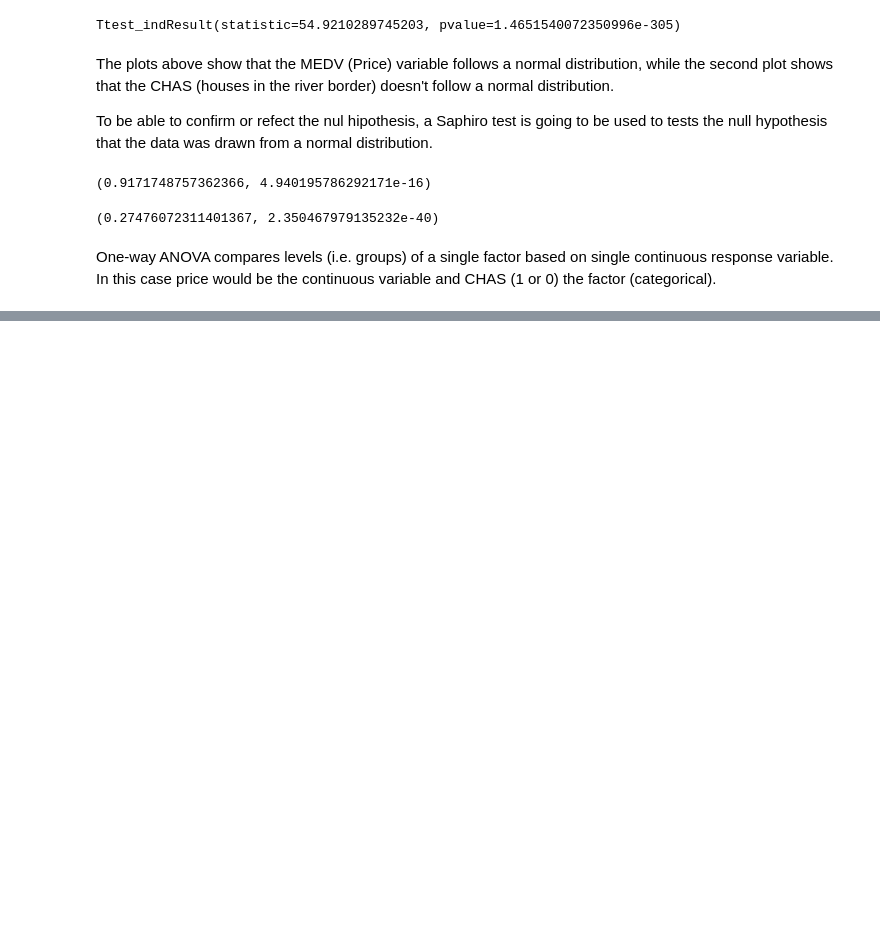
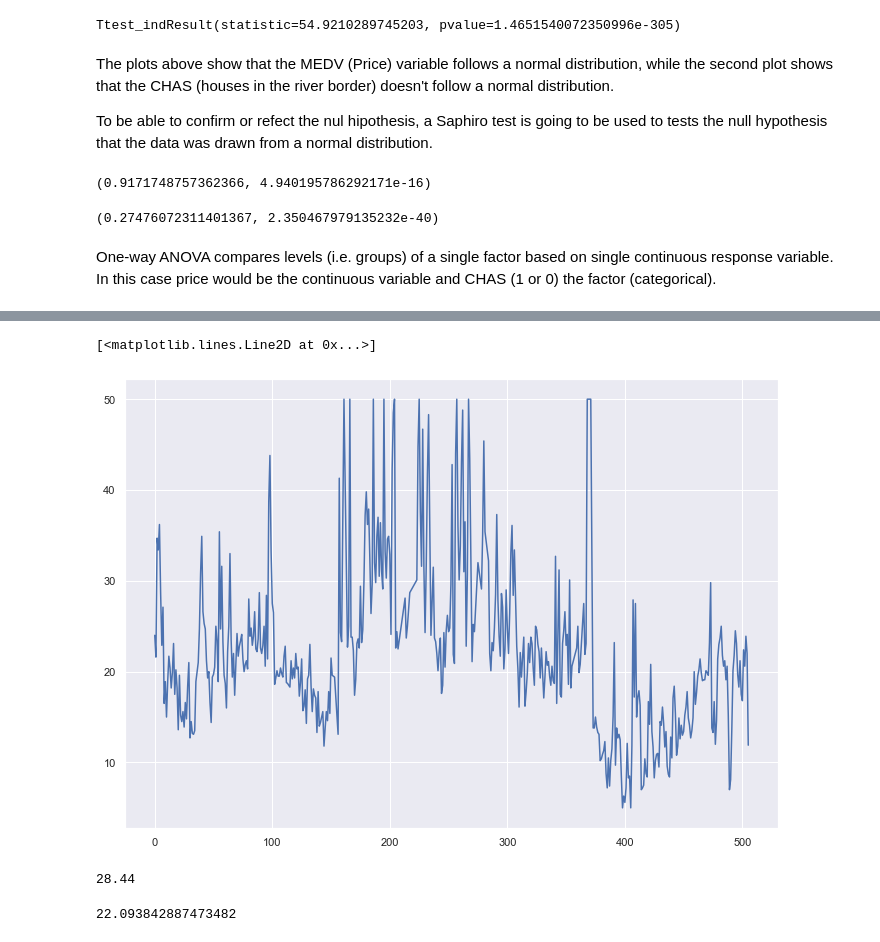
Before and after one commit to Nayade2lu/machine-learning, a Jupyter notebook: Project Machine Learning Lucia Saura Corella.ipynb, the cells around one changed output, grey strips where cells are left out. Saved outputs shown, nothing was run; the diff lists cells and outputs as text; code cells hidden in the pictures; blank space fills up the shorter version.

```diff
--- a/Project Machine Learning Lucia Saura Corella.ipynb
+++ b/Project Machine Learning Lucia Saura Corella.ipynb
@@ -365,0 +392,16 @@ One-way ANOVA compares levels (i.e. groups) of a single factor based on single c
+# %%
+RiverYES = bostondf[bostondf['CHAS']==0]['MEDV']
+plt.plot(RiverYES)
+# %% [output]
+[<matplotlib.lines.Line2D at 0x...>]
+[figure, added]
+# %%
+#houses facing the river mean
+b.mean()
+# %% [output]
+28.44
+# %%
+#houses not facing the river mean
+d.mean()
+# %% [output]
+22.093842887473482
```
Also changed, not shown: parts of 8 cells of this notebook.
